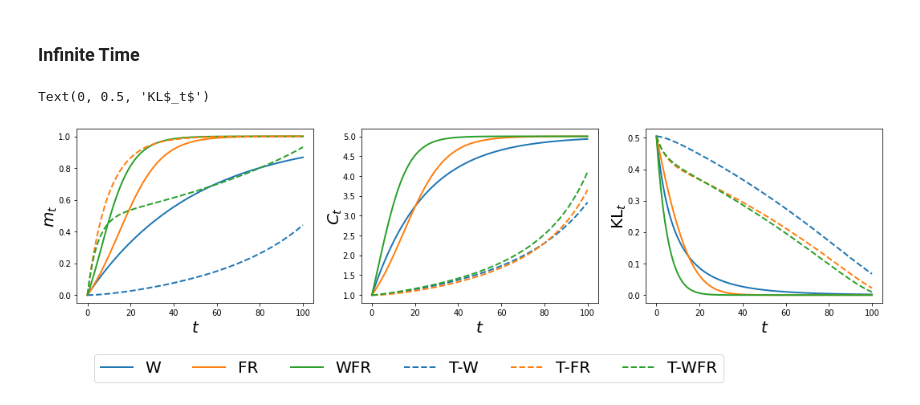
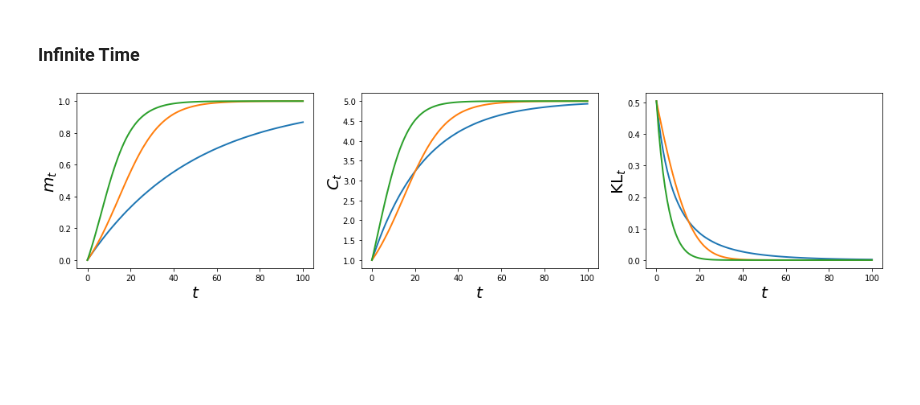
Before and after one commit to FrancescaCrucinio/SMC-WFR, a Jupyter notebook: ODEComparison.ipynb, the cells around one changed output. Saved outputs shown, nothing was run; the diff lists cells and outputs as text; code cells hidden in the pictures; blank space fills up the shorter version.

```diff
--- a/ODEComparison.ipynb
+++ b/ODEComparison.ipynb
@@ -38,37 +38,36 @@ colors = prop_cycle.by_key()['color']
 # %%
 plt.figure(figsize = (18, 4))
 plt.subplot(1, 3, 1)
 plt.plot(np.arange(discr+1), mean_eq_winf, label = 'W', linestyle = 'solid', lw = 2, color = colors[0])
 plt.plot(np.arange(discr+1), mean_eq_frinf, label = 'FR', linestyle = 'solid', lw = 2, color = colors[1])
 plt.plot(np.arange(discr+1), mean_eq_wfrinf, label = 'WFR', linestyle = 'solid', lw = 2, color = colors[2])
-plt.plot(np.arange(discr+1), mean_eq_tw, label = 'T-W', linestyle = 'dashed', lw = 2)
-plt.plot(np.arange(discr+1), mean_eq_tfr, label = 'T-FR', linestyle = 'dashed', lw = 2)
-plt.plot(np.arange(discr+1), mean_eq_twfr, label = 'T-WFR', linestyle = 'dashed', lw = 2)
+# plt.plot(np.arange(discr+1), mean_eq_tw, label = 'T-W', linestyle = 'dashed', lw = 2)
+# plt.plot(np.arange(discr+1), mean_eq_tfr, label = 'T-FR', linestyle = 'dashed', lw = 2)
+# plt.plot(np.arange(discr+1), mean_eq_twfr, label = 'T-WFR', linestyle = 'dashed', lw = 2)
 plt.xlabel('$t$', fontsize = 20)
 plt.ylabel('$m_t$', fontsize = 20, labelpad=-1)
 # plt.legend(ncol = 2, fontsize = 13)
 plt.subplot(1, 3, 2)
 plt.plot(np.arange(discr+1), var_eq_winf, label = 'W', linestyle = 'solid', lw = 2, color = colors[0])
 plt.plot(np.arange(discr+1), var_eq_frinf, label = 'FR', linestyle = 'solid', lw = 2, color = colors[1])
 plt.plot(np.arange(discr+1), var_eq_wfrinf, label = 'WFR', linestyle = 'solid', lw = 2, color = colors[2])
-plt.plot(np.arange(discr+1), var_eq_tw, label = 'T-W', linestyle = 'dashed', lw = 2)
-plt.plot(np.arange(discr+1), var_eq_tfr, label = 'T-FR', linestyle = 'dashed', lw = 2)
-plt.plot(np.arange(discr+1), var_eq_twfr, label = 'T-WFR', linestyle = 'dashed', lw = 2)
+# plt.plot(np.arange(discr+1), var_eq_tw, label = 'T-W', linestyle = 'dashed', lw = 2)
+# plt.plot(np.arange(discr+1), var_eq_tfr, label = 'T-FR', linestyle = 'dashed', lw = 2)
+# plt.plot(np.arange(discr+1), var_eq_twfr, label = 'T-WFR', linestyle = 'dashed', lw = 2)
 # plt.legend(ncol = 2, fontsize = 13)
 plt.xlabel('$t$', fontsize = 20)
 plt.ylabel('$C_t$', fontsize = 20, labelpad=-1)
 plt.subplot(1, 3, 3)
 plt.plot(np.arange(discr+1), kl_winf, label = 'W', linestyle = 'solid', lw = 2, color = colors[0])
 plt.plot(np.arange(discr+1), kl_frinf, label = 'FR', linestyle = 'solid', lw = 2, color = colors[1])
 plt.plot(np.arange(discr+1), kl_wfrinf, label = 'WFR', linestyle = 'solid', lw = 2, color = colors[2])
-plt.plot(np.arange(discr+1), kl_tw, label = 'T-W', linestyle = 'dashed', lw = 2)
-plt.plot(np.arange(discr+1), kl_tfr, label = 'T-FR', linestyle = 'dashed', lw = 2)
-plt.plot(np.arange(discr+1), kl_twfr, label = 'T-WFR', linestyle = 'dashed', lw = 2)
+# plt.plot(np.arange(discr+1), kl_tw, label = 'T-W', linestyle = 'dashed', lw = 2)
+# plt.plot(np.arange(discr+1), kl_tfr, label = 'T-FR', linestyle = 'dashed', lw = 2)
+# plt.plot(np.arange(discr+1), kl_twfr, label = 'T-WFR', linestyle = 'dashed', lw = 2)
 # legend = plt.legend(loc = 'lower center', bbox_to_anchor=(-1, -0.5), ncol = 6, fontsize = 20)
 plt.xlabel('$t$', fontsize = 20)
 plt.ylabel('KL$_t$', fontsize = 20, labelpad=-1)
-# plt.savefig('gaussian_exact2.pdf', bbox_inches="tight")
+# plt.savefig('gaussian_exact2_nt.pdf', bbox_inches="tight")
 # %% [output]
-Text(0, 0.5, 'KL$_t$')
-[figure, old version]
+[figure, new version]
 # %%
```
Also changed, not shown: parts of 3 cells of this notebook, 3 other files.
